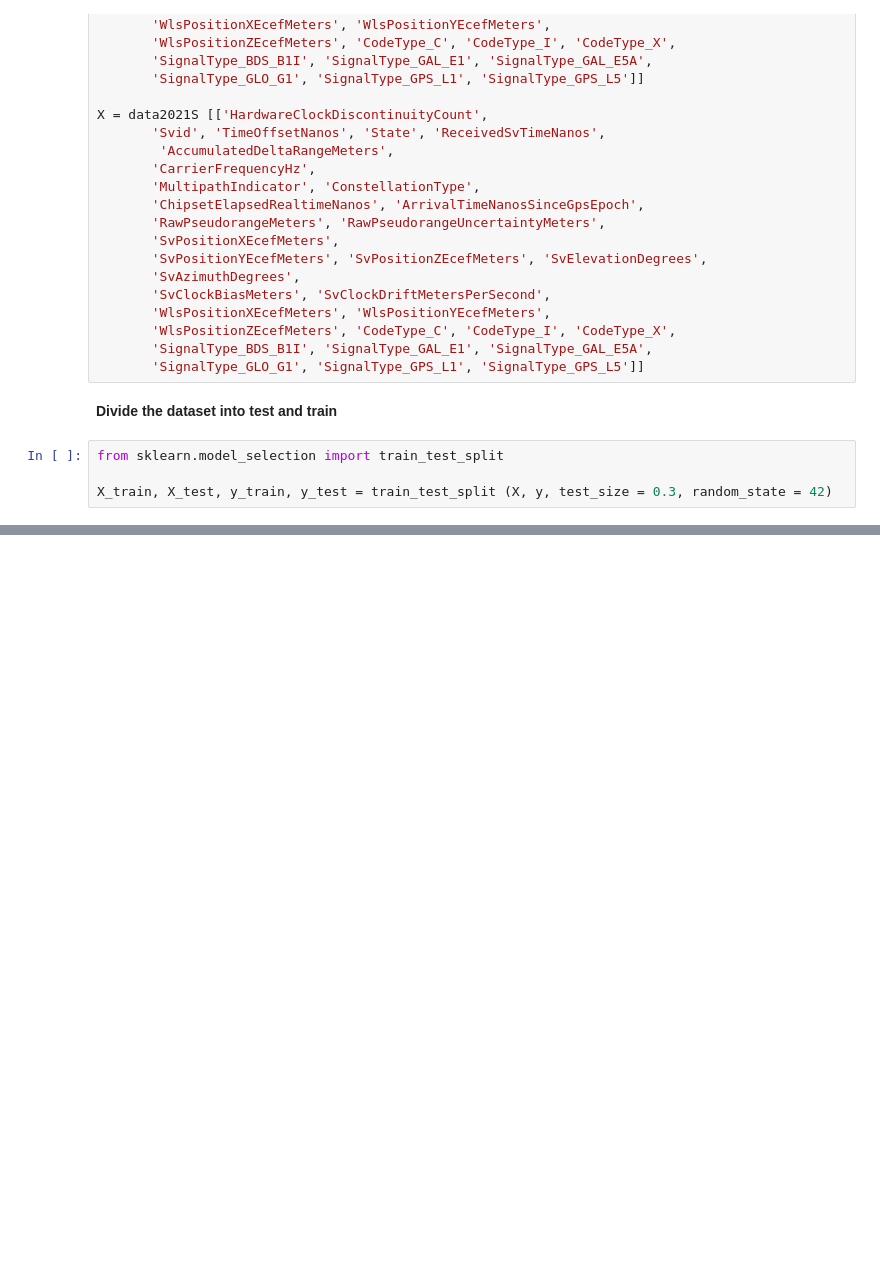
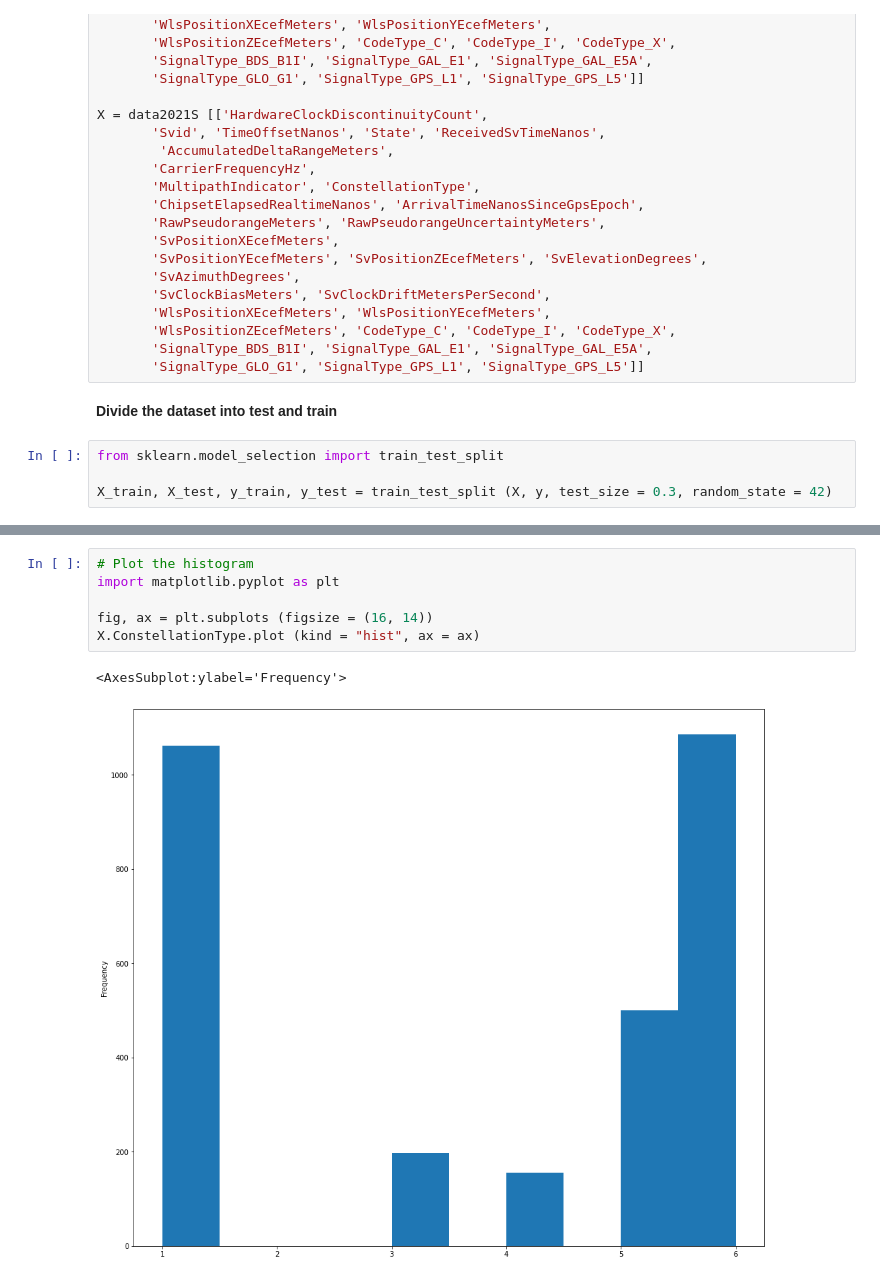
Before and after one commit to AleksandrMorozov123/Competition-on-kaggle-, a Jupyter notebook: google-smartphone-decimeter-challenge-2022.ipynb, the cells around one changed output, grey strips where cells are left out. Cells and saved outputs as stored; diff of their text form; blank space fills up the shorter version.

```diff
--- a/google-smartphone-decimeter-challenge-2022.ipynb
+++ b/google-smartphone-decimeter-challenge-2022.ipynb
@@ -367,0 +383,9 @@ X_train, X_test, y_train, y_test = train_test_split (X, y, test_size = 0.3, rand
+# %%
+# Plot the histogram
+import matplotlib.pyplot as plt
+
+fig, ax = plt.subplots (figsize = (16, 14))
+X.ConstellationType.plot (kind = "hist", ax = ax)
+# %% [output]
+<AxesSubplot:ylabel='Frequency'>
+[figure, added]
```
Also changed, not shown: parts of 6 cells of this notebook.
